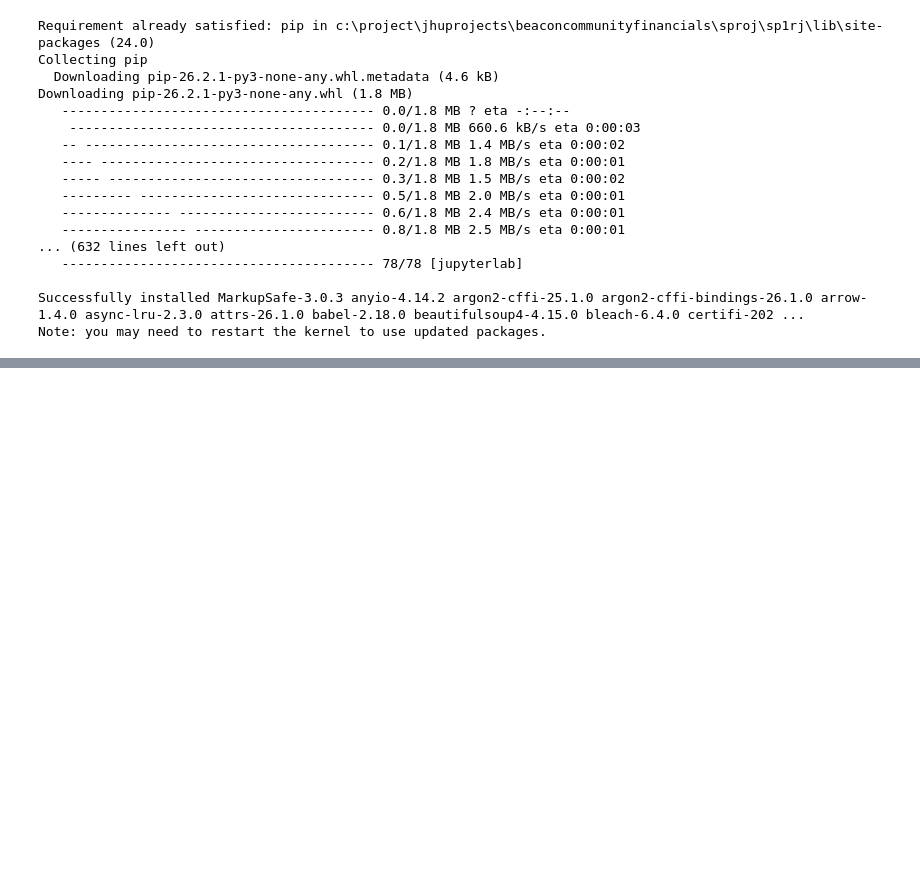
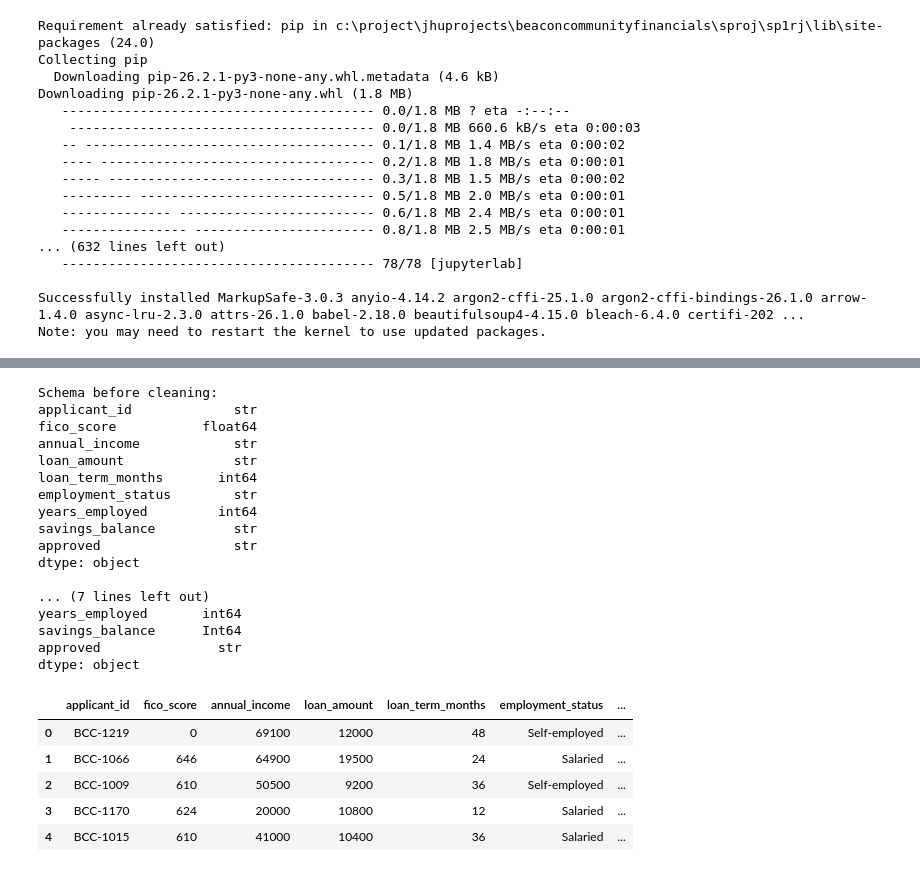
Before and after one commit to kkonda74/loan-ml, a Jupyter notebook: loan_approver.ipynb, the cells around one changed output, grey strips where cells are left out. Saved outputs shown, nothing was run; the diff lists cells and outputs as text; code cells hidden in the pictures; blank space fills up the shorter version.

Commit message:
added data cleaning steps.

```diff
--- a/loan_approver.ipynb
+++ b/loan_approver.ipynb
@@ -188,0 +210,65 @@ class naive_bayes:
+# %%
+if not DATA_PATH.is_file():
+    raise FileNotFoundError(f"Loan application data was not found: {DATA_PATH}")
+
+try:
+    loan_applications = pd.read_csv(DATA_PATH)
+except pd.errors.EmptyDataError as error:
+    raise ValueError(f"Loan application data is empty: {DATA_PATH}") from error
+except pd.errors.ParserError as error:
+    raise ValueError(f"Loan application data could not be parsed: {DATA_PATH}") from error
+
+print("Schema before cleaning:")
+print(loan_applications.dtypes)
+
+currency_columns = ["annual_income", "loan_amount", "savings_balance"]
+loan_applications[currency_columns] = loan_applications[currency_columns].apply(
+    lambda column: pd.to_numeric(
+        column.astype("string").str.replace(r"[$,']", "", regex=True),
+        errors="coerce",
+    )
+)
+
+loan_applications = loan_applications.loc[
+    ~loan_applications["annual_income"].lt(0)
+].copy()
+
+loan_applications["fico_score"] = (
+    pd.to_numeric(loan_applications["fico_score"], errors="coerce")
+    .fillna(0)
+    .astype("int64")
+)
+
+loan_applications = loan_applications.drop_duplicates(
+    subset=ID_COLUMN,
+    keep="first",
+).copy()
+
+print("\nSchema after cleaning:")
+print(loan_applications.dtypes)
+
+loan_applications.head()
+# %% [output]
+Schema before cleaning:
+applicant_id             str
+fico_score           float64
+annual_income            str
+loan_amount              str
+loan_term_months       int64
+employment_status        str
+years_employed         int64
+savings_balance          str
+approved                 str
+dtype: object
+
+... (7 lines left out)
+years_employed       int64
+savings_balance      Int64
+approved               str
+dtype: object
+|  | applicant_id | fico_score | annual_income | loan_amount | loan_term_months | employment_status | ... |
+| 0 | BCC-1219 | 0 | 69100 | 12000 | 48 | Self-employed | ... |
+| 1 | BCC-1066 | 646 | 64900 | 19500 | 24 | Salaried | ... |
+| 2 | BCC-1009 | 610 | 50500 | 9200 | 36 | Self-employed | ... |
+| 3 | BCC-1170 | 624 | 20000 | 10800 | 12 | Salaried | ... |
+| 4 | BCC-1015 | 610 | 41000 | 10400 | 36 | Salaried | ... |
```
Also changed, not shown: parts of 2 cells of this notebook.
